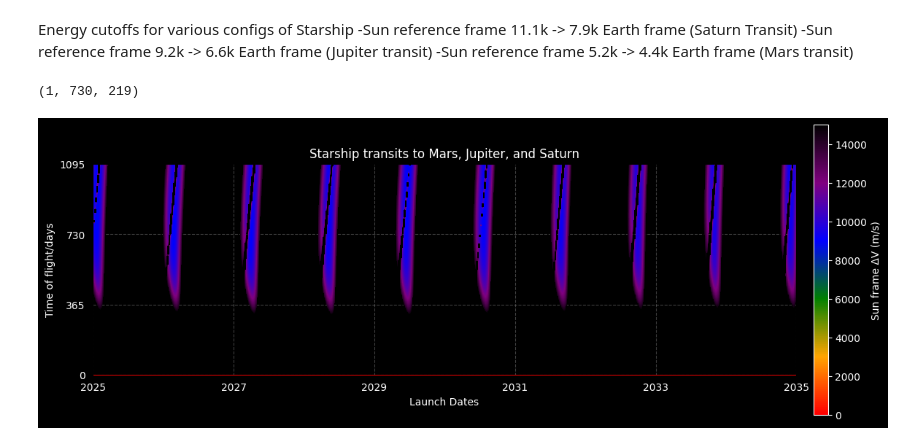
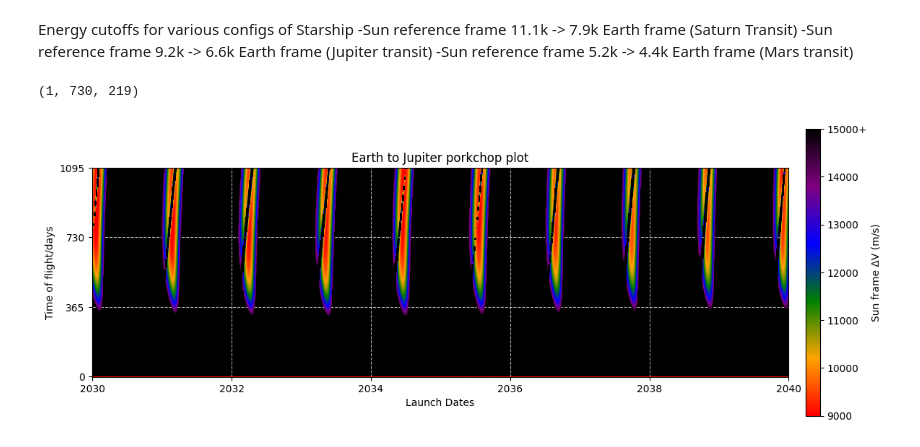
Before and after one commit to jackSN8/Starship_outer_planets_missions, a Jupyter notebook: jupiter_porkchop_plot.ipynb, the cells around one changed output. Saved outputs shown, nothing was run; the diff lists cells and outputs as text; code cells hidden in the pictures.

```diff
--- a/jupiter_porkchop_plot.ipynb
+++ b/jupiter_porkchop_plot.ipynb
@@ -72,7 +72,7 @@ cax2 = ax.imshow(
     jupiter_mask_val.T,
     cmap=cmap,
     origin="lower",
-    vmin=0,
+    vmin=9000,
     vmax=15000,          # match your mask threshold
     alpha=1.0,
     zorder=2
@@ -80,14 +80,14 @@ cax2 = ax.imshow(
 
 # ✅ Colorbar tied to the correct mappable
 cbar = fig.colorbar(cax2, ax=ax, pad=0.02, shrink=0.43)
-cbar.set_label("Sun frame ΔV (m/s)", color="white")
-cbar.ax.tick_params(colors="white")
-cbar.outline.set_edgecolor("white")
+cbar.set_label("Sun frame ΔV (m/s)", color="black")
+cbar.ax.tick_params(colors="black")
+cbar.outline.set_edgecolor("black")
+ticks = cbar.get_ticks()
 
-# optional: keep the bar readable on dark background
-cbar.ax.set_facecolor("black")# cax3 = ax.imshow(venus_mask_val.T, cmap='plasma', origin="lower", vmin=0, vmax=15000, alpha=0.6, zorder = 3)
-
-# fig.colorbar(cax, ax=ax, label="Sun Frame DV", shrink=0.4)
+cbar.set_ticks(ticks)
+tick_labels = [f"{int(t)}" for t in ticks[:-1]] + ["15000+"]  # Replace top tick label
+cbar.set_ticklabels(tick_labels)
 
 
 def format_same_precision(x, *, offset=1, min_sig=1, frac_sig=1):
@@ -113,62 +113,47 @@ def format_same_precision(x, *, offset=1, min_sig=1, frac_sig=1):
     # Convert desired sig figs to decimal places for round()
     ndigits = s - 1 - k
     y = round(x, ndigits)
 
     out = f"{y:f}"                          # fixed-point format
     if "." in out:
         out = out.rstrip("0").rstrip(".")
     return out
 
 x_len=10#yr
 x_ticks = np.linspace(0,int(x_len*365.25/5),6)
-x_labels=[f'20{25+x*5/365.25:1.0f}' for x in x_ticks]
+x_labels=[f'20{30+x*5/365.25:1.0f}' for x in x_ticks]
 
 y_len=3.01#yr
 y_ticks = np.arange(0,y_len*365/5,365/5)
 y_labels=[f'{y*5:1.0f}' for y in y_ticks]
 
 ax.set_xlabel("Launch Dates", color = 'white')
 ax.set_ylabel("Time of flight/days", color = 'white')
-ax.set_title("Starship transits to Mars, Jupiter, and Saturn", color = 'white')
+ax.set_title("Earth to Jupiter porkchop plot", color = 'white')
 ax.set_facecolor('black')
 ax.grid(True, color='gray', linestyle='--', alpha=0.5)
-fig.patch.set_facecolor('black')
+# fig.patch.set_facecolor('black')
 ax.set_xticks(x_ticks, labels=x_labels, color = 'white')
 ax.set_yticks(y_ticks, labels=y_labels, color = 'white')
 
-# plt.rcParams.update({
-#     'figure.facecolor': '#0A0A0C',
-#     'axes.facecolor':   '#0A0A0C',
-#     'axes.edgecolor':   '#EEEEEE',
-#     'axes.labelcolor':  '#EEEEEE',
-#     'text.color':       '#EEEEEE',
-#     'xtick.color':      '#CCCCCC',
-#     'ytick.color':      '#CCCCCC',
-#     'grid.color':       '#444444',
-#     'font.family':      'monospace',
-#     'axes.titlepad':    15,
-# })
+# Reset to Matplotlib defaults (removes dark_background + custom rcParams)
+plt.rcdefaults()
 
-# cbar = plt.colorbar()
-# cbar.set_label("Sun frame DV (m/s)")  # Replace with the appropriate label for your data
-# ticks = cbar.get_ticks()
-# #ticks[-1] = ticks[-1] + 1  # Adjust top tick
-# cbar.set_ticks(ticks)
-# tick_labels = [f"{int(t)}" for t in ticks[:-1]] + ["16000+"]  # Replace top tick label
-# # cbar.set_ticklabels(tick_labels)
+# Force white background
+# fig.patch.set_facecolor("white")
+ax.set_facecolor("black")
 
+# Use default (black) text/ticks
+ax.tick_params(colors="black")
+ax.xaxis.label.set_color("black")
+ax.yaxis.label.set_color("black")
+ax.title.set_color("black")
+# ax.legend.set_facecolor("black")
 
-
-# legend_elements = [
-#                    Patch(facecolor='orange',
-#                          label='100T+ payload from LEO'),
-#                    Patch(facecolor='blue',
-#                          label='<40T payload from LEO'),
-#                    Patch(facecolor='purple',
-#                          label='<40T payload from HEO'),]
-# plt.legend(handles=legend_elements, loc='best', facecolor='black', edgecolor='white', labelcolor='white')
+# Grid on white
+ax.grid(True, color="0.85", linestyle="--", alpha=0.8)
 
 plt.show()
 # %% [output]
 (1, 730, 219)
-[figure, old version]
+[figure, new version]
```
Also changed, not shown: 13 other files.
